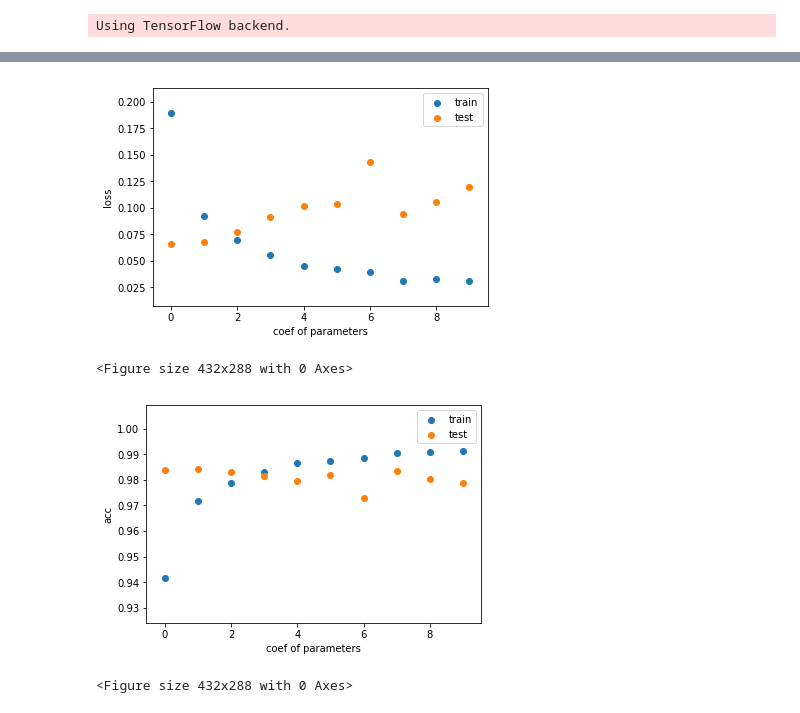
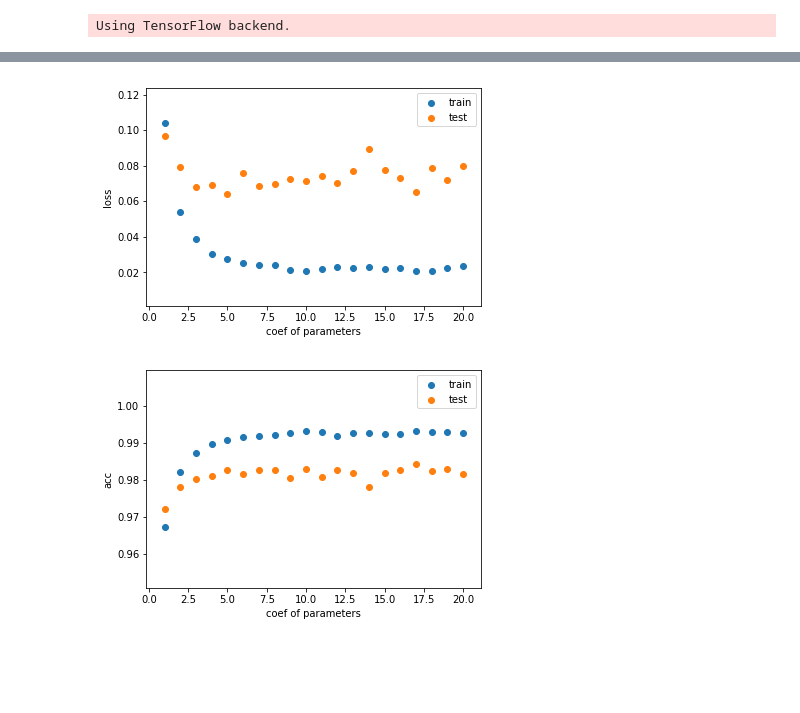
Before and after one commit to George0828Zhang/MLDS, a Jupyter notebook: hw1/hw1-3/MNIST_GENERALIZATION.ipynb, the cells around one changed output, grey strips where cells are left out. Cells and saved outputs as stored; diff of their text form; code cells hidden in the pictures; blank space fills up the shorter version.

Commit message:
kill all bugs and refined images

```diff
--- a/hw1/hw1-3/MNIST_GENERALIZATION.ipynb
+++ b/hw1/hw1-3/MNIST_GENERALIZATION.ipynb
@@ -8,7 +8,7 @@ import numpy as np
 import matplotlib.pyplot as plt
 import math
 import keras
-portion_len = 10
+portion_len = 20
 mnist = tf.keras.datasets.mnist
 # %% [output]
 Using TensorFlow backend.
@@ -28,7 +28,7 @@ class MODEL(object):
     def __model(self):
         model = keras.models.Sequential([
           keras.layers.Flatten(input_shape = self.shape),
-          keras.layers.Dense(math.floor(self.parameters_coef*512), activation='relu'),
+          keras.layers.Dense(math.floor(self.parameters_coef * 50), activation='relu'),
           keras.layers.Dropout(0.2),
           keras.layers.Dense(10, activation='softmax')
         ])
@@ -67,13 +67,12 @@ if __name__ == '__main__':
     eval_loss = []
 
     for i in range(portion_len):
-        to_len = math.floor(len(x_train)*(i+1)/portion_len)
         my_mnist = MODEL(parameters_coef = (i+1))
         file_name = "MNIST_GENERALIZATION" + str(i) + ".h5"
         my_mnist.train(x_train, y_train)
         my_mnist.model.save(file_name)
-        train_loss.append(my_mnist.loss)
-        train_acc.append(my_mnist.acc)
+        train_loss.append(my_mnist.loss[-1])
+        train_acc.append(my_mnist.acc[-1])
 
         loss,acc = my_mnist.model.evaluate(x_test, y_test)
         eval_loss.append(loss)
@@ -99,27 +98,26 @@ Epoch 10/10
 # %%
-    plt.scatter(np.arange(portion_len) ,train_loss[-1], label='train')
-    plt.scatter(np.arange(portion_len) ,eval_loss, label='test')
+    plt.scatter(np.arange(1,portion_len+1) ,train_loss, label='train')
+    plt.scatter(np.arange(1,portion_len+1) ,eval_loss, label='test')
 
     plt.legend(loc='upper right')
     plt.xlabel('coef of parameters')
     plt.ylabel('loss')
+    plt.savefig('MNIST_GENERALIZATION_LOSS.png')
     plt.show()
-    plt.savefig('MNIST_GENERALIZATION_LOSS.png')
+
     np.save("MNIST_GENERALIZATION_TRAIN_LOSS",np.array(train_loss))
     np.save("MNIST_GENERALIZATION_TEST_LOSS",np.array(eval_loss))
 # %% [output]
-[figure, old version]
+[figure, new version]
-<Figure size 432x288 with 0 Axes>
 # %%
-    plt.scatter(np.arange(portion_len) ,train_acc[-1], label='train')
-    plt.scatter(np.arange(portion_len) ,eval_acc, label='test')
+    plt.scatter(np.arange(1,portion_len+1) ,train_acc, label='train')
+    plt.scatter(np.arange(1,portion_len+1) ,eval_acc, label='test')
     np.save("MNIST_GENERALIZATION_TRAIN_ACC",np.array(train_acc))
     np.save("MNIST_GENERALIZATION_TEST_ACC",np.array(eval_acc))
     plt.legend(loc='upper right')
     plt.xlabel('coef of parameters')
     plt.ylabel('acc')
+    plt.savefig('MNIST_GENERALIZATION_ACC.png')
     plt.show()
-    plt.savefig('MNIST_GENERALIZATION_ACC.png')
 # %% [output]
-[figure, old version]
+[figure, new version]
-<Figure size 432x288 with 0 Axes>
```
Also changed, not shown: parts of 1 cell of this notebook, 57 other files.
